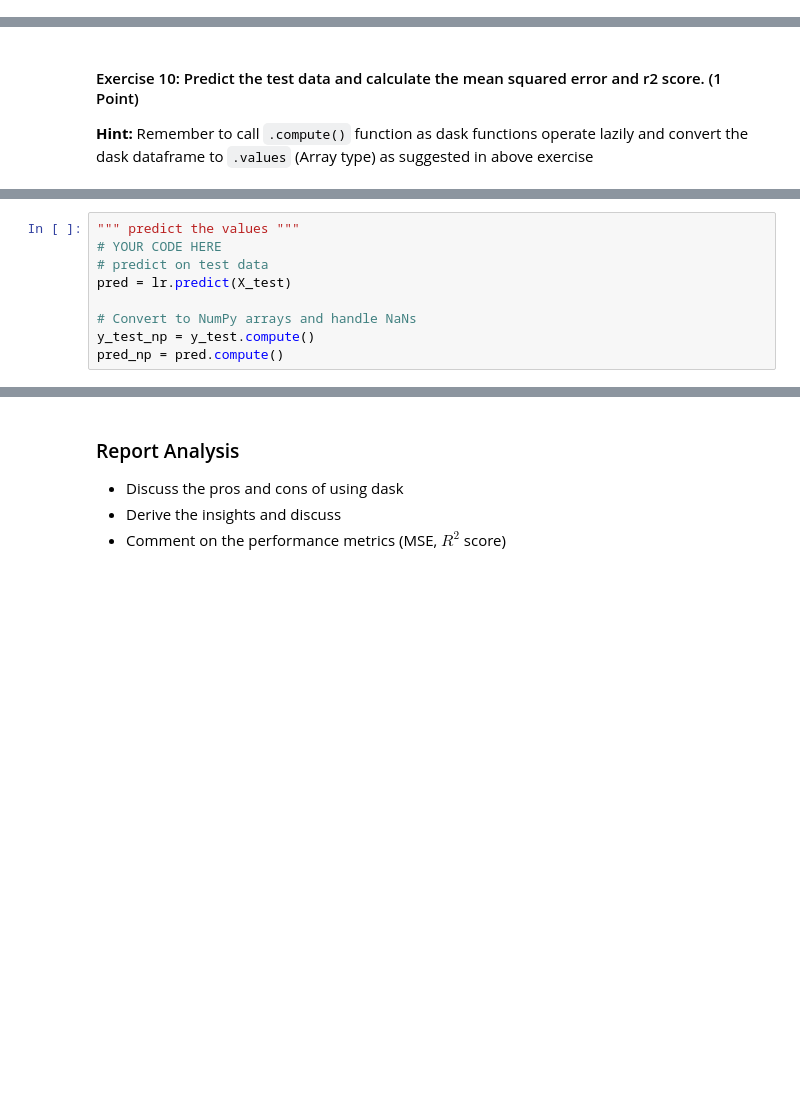
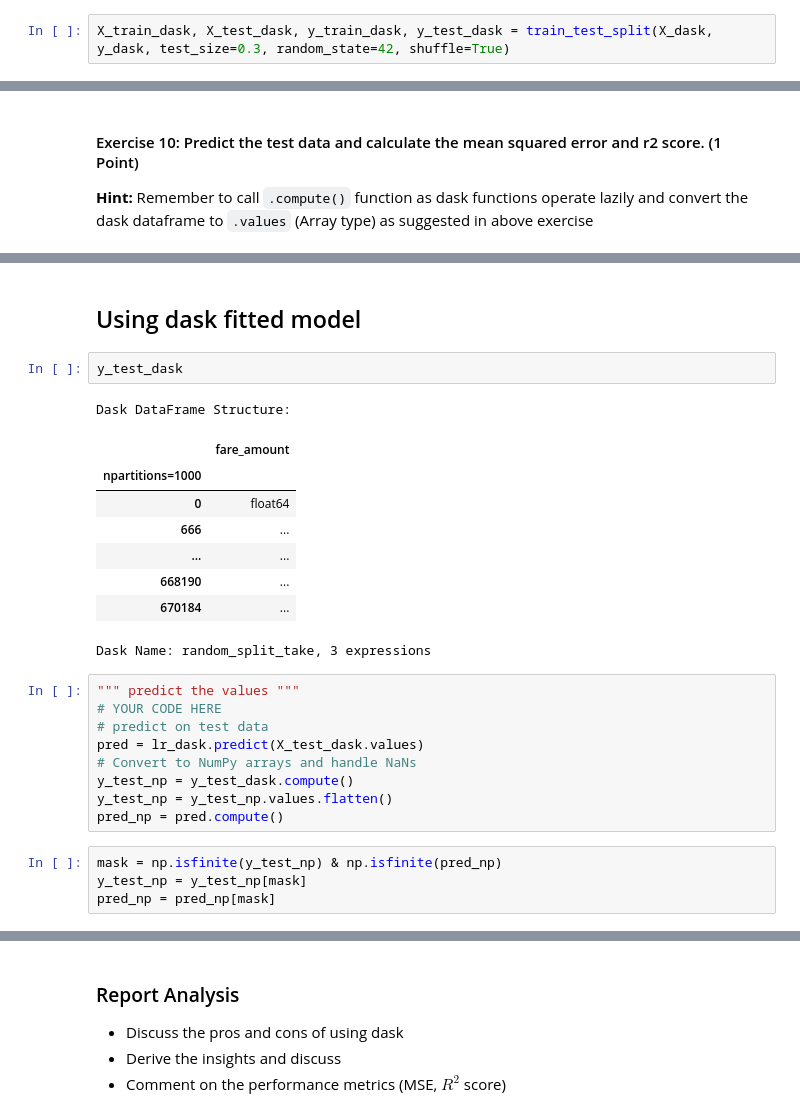
Before and after one commit to surabhi13gupta/CDS, a Jupyter notebook: Module 5/MP2/Surabhi_M5_NB_MiniProject_02_Fare_Amount_Prediction_Using_Dask.ipynb, the cells around one changed output, grey strips where cells are left out. Cells and saved outputs as stored; diff of their text form; blank space fills up the shorter version.

```diff
--- a/Module 5/MP2/Surabhi_M5_NB_MiniProject_02_Fare_Amount_Prediction_Using_Dask.ipynb
+++ b/Module 5/MP2/Surabhi_M5_NB_MiniProject_02_Fare_Amount_Prediction_Using_Dask.ipynb
@@ -1298,0 +1259,2 @@ WARNING:distributed.scheduler:Removing worker 'tcp://127.0.0.1:43919' caused the
+# %%
+X_train_dask, X_test_dask, y_train_dask, y_test_dask = train_test_split(X_dask, y_dask, test_size=0.3, random_state=42, shuffle=True)
@@ -1303,12 +1352,30 @@ WARNING:distributed.scheduler:Removing worker 'tcp://127.0.0.1:43919' caused the
+# %% [markdown]
+## Using dask fitted model
+# %%
+y_test_dask
+# %% [output]
+Dask DataFrame Structure:
+|  | fare_amount |
+| npartitions=1000 |  |
+| 0 | float64 |
+| 666 | ... |
+| ... | ... |
+| 668190 | ... |
+| 670184 | ... |
+Dask Name: random_split_take, 3 expressions
 # %%
 """ predict the values """
 # YOUR CODE HERE
 # predict on test data
-pred = lr.predict(X_test)
-
+pred = lr_dask.predict(X_test_dask.values)
 # Convert to NumPy arrays and handle NaNs
-y_test_np = y_test.compute()
+y_test_np = y_test_dask.compute()
+y_test_np = y_test_np.values.flatten()
 pred_np = pred.compute()
+# %%
+mask = np.isfinite(y_test_np) & np.isfinite(pred_np)
+y_test_np = y_test_np[mask]
+pred_np = pred_np[mask]
 # %%
 """ compute mean squared error and r2_score """
 # YOUR CODE HERE
```
Also changed, not shown: parts of 44 cells of this notebook.
